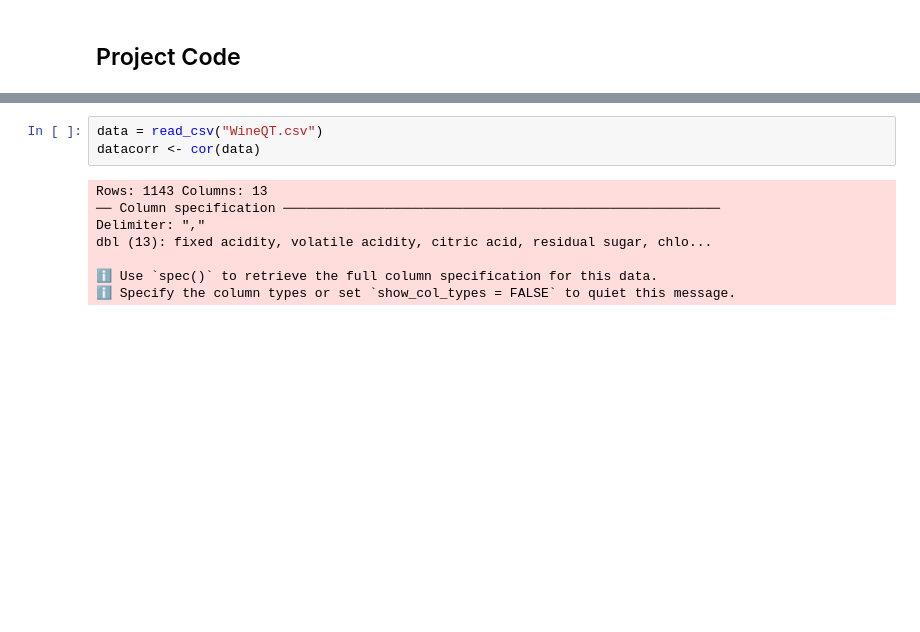
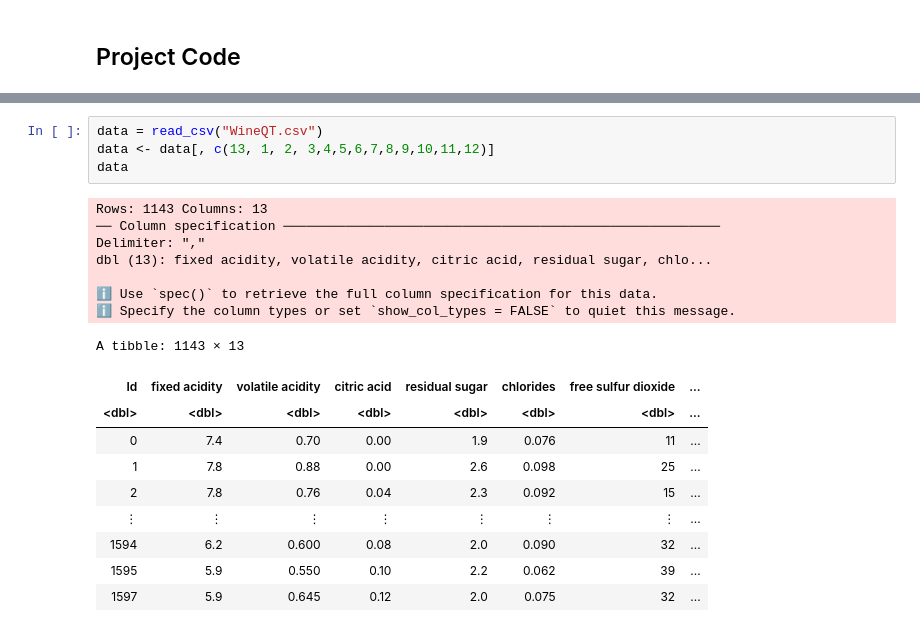
Before and after one commit to aleong2004/Wine-Quality-Prediction, a Jupyter notebook: Project.ipynb, the cells around one changed output, grey strips where cells are left out. Cells and saved outputs as stored; diff of their text form; blank space fills up the shorter version.

```diff
--- a/Project.ipynb
+++ b/Project.ipynb
@@ -16,15 +27,26 @@ Making 'packages.html' ...
 corrplot 0.92 loaded
 # %%
 data = read_csv("WineQT.csv")
-datacorr <- cor(data)
+data <- data[, c(13, 1, 2, 3,4,5,6,7,8,9,10,11,12)]
+data
 # %% [output]
 Rows: 1143 Columns: 13
 ── Column specification ────────────────────────────────────────────────────────
 Delimiter: ","
 dbl (13): fixed acidity, volatile acidity, citric acid, residual sugar, chlo...
 
 ℹ Use `spec()` to retrieve the full column specification for this data.
 ℹ Specify the column types or set `show_col_types = FALSE` to quiet this message.
+A tibble: 1143 × 13
+| Id | fixed acidity | volatile acidity | citric acid | residual sugar | chlorides | free sulfur dioxide | ... |
+| <dbl> | <dbl> | <dbl> | <dbl> | <dbl> | <dbl> | <dbl> | ... |
+| 0 | 7.4 | 0.70 | 0.00 | 1.9 | 0.076 | 11 | ... |
+| 1 | 7.8 | 0.88 | 0.00 | 2.6 | 0.098 | 25 | ... |
+| 2 | 7.8 | 0.76 | 0.04 | 2.3 | 0.092 | 15 | ... |
+| ⋮ | ⋮ | ⋮ | ⋮ | ⋮ | ⋮ | ⋮ | ... |
+| 1594 | 6.2 | 0.600 | 0.08 | 2.0 | 0.090 | 32 | ... |
+| 1595 | 5.9 | 0.550 | 0.10 | 2.2 | 0.062 | 39 | ... |
+| 1597 | 5.9 | 0.645 | 0.12 | 2.0 | 0.075 | 32 | ... |
 # %%
 corr <- cor(data)
 round(corr, 2)
```
Also changed, not shown: parts of 3 cells of this notebook.
